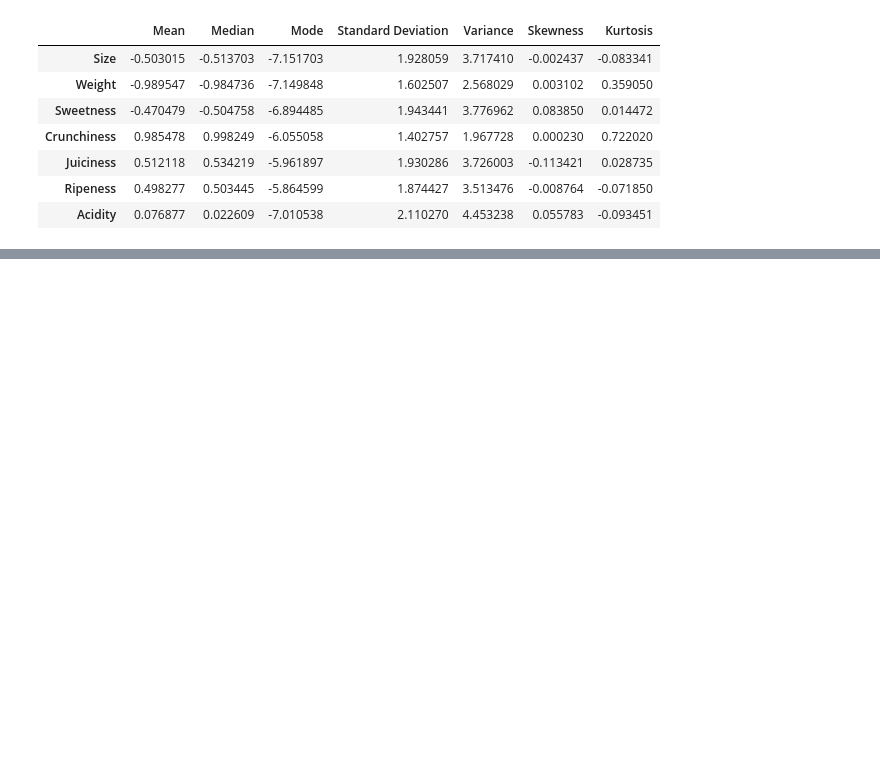
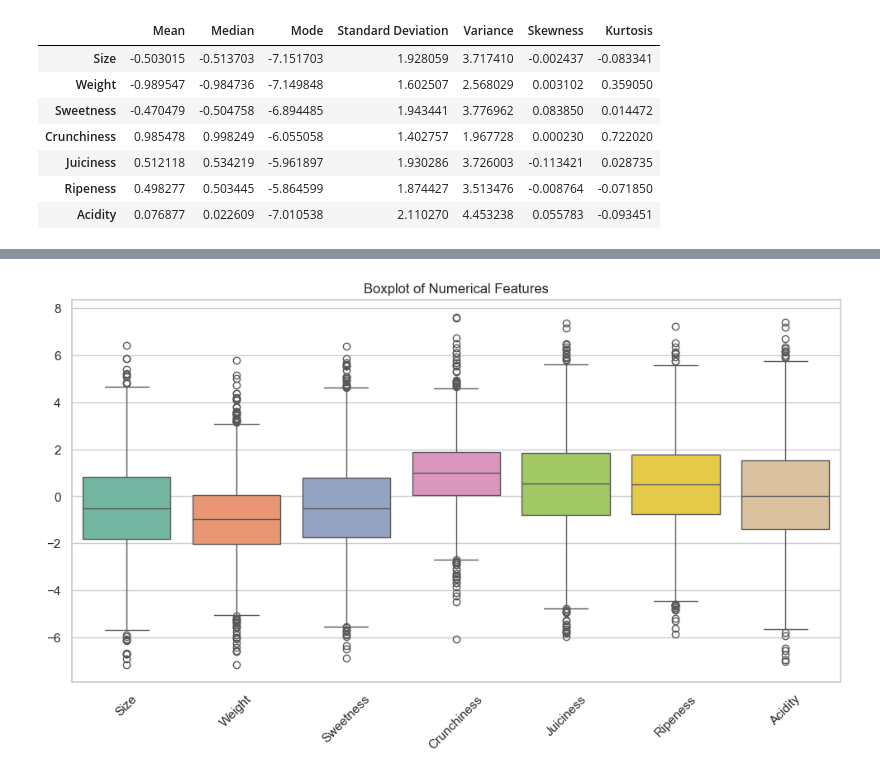
Before and after one commit to albertokabore/Albert_Statistics, a Jupyter notebook: Descriptive.ipynb, the cells around one changed output, grey strips where cells are left out. Drawn from its saved outputs; the diff is of its cells as text; code cells hidden in the pictures; blank space fills up the shorter version.

```diff
--- a/Descriptive.ipynb
+++ b/Descriptive.ipynb
@@ -124,0 +191,10 @@ ds
+# %%
+
+# Box plots to check for outliers
+plt.figure(figsize=(12, 6))
+sns.boxplot(data=data.drop(columns=["A_id"]), palette="Set2")
+plt.xticks(rotation=45)
+plt.title("Boxplot of Numerical Features")
+plt.show()
+# %% [output]
+[figure, added]
```
Also changed, not shown: parts of 14 cells of this notebook.
